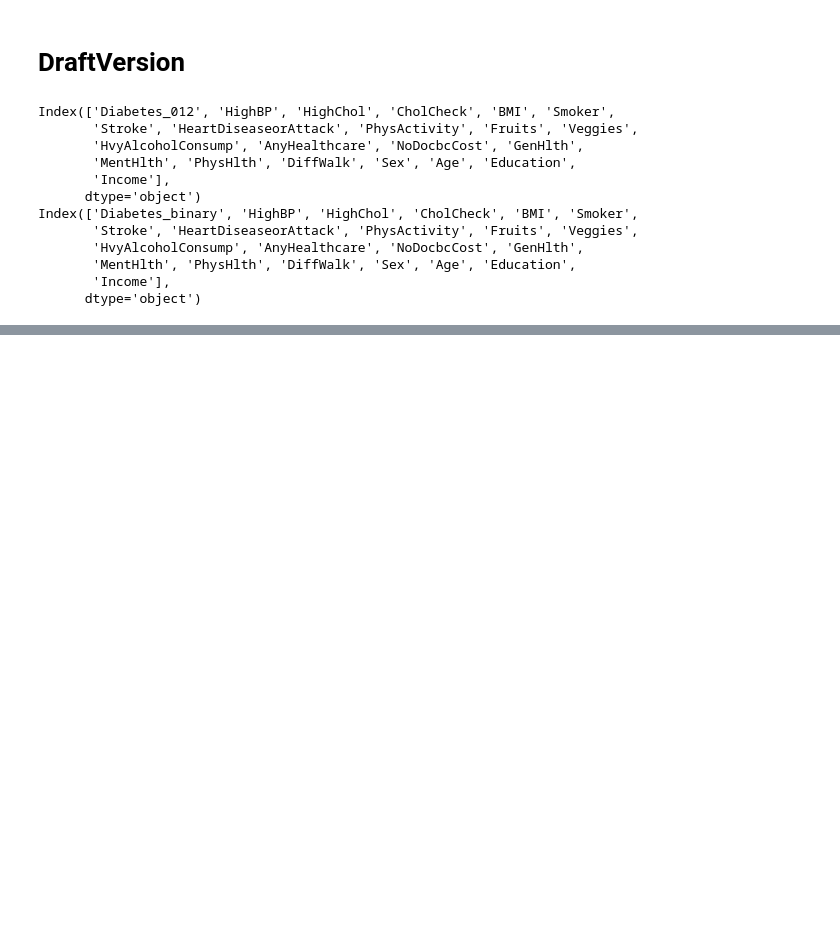
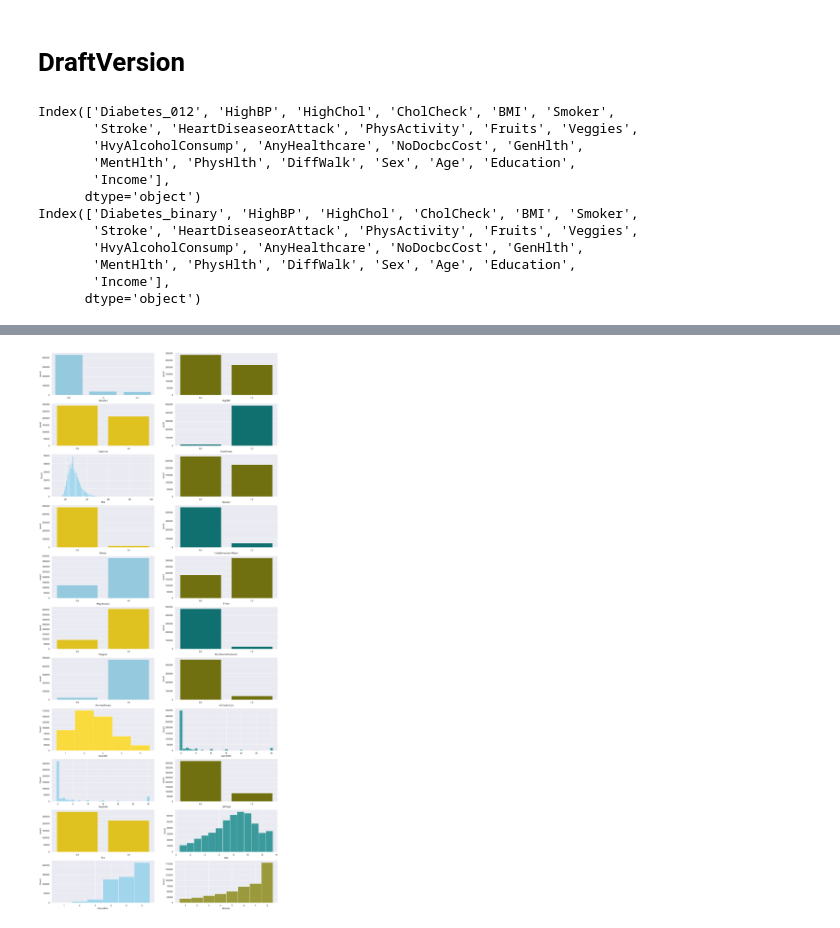
Before and after one commit to COGS118A/Group029-Wi23, a Jupyter notebook: ProposalGroup029-Wi23.ipynb, the cells around one changed output, grey strips where cells are left out. Drawn from its saved outputs; the diff is of its cells as text; code cells hidden in the pictures; blank space fills up the shorter version.

```diff
--- a/ProposalGroup029-Wi23.ipynb
+++ b/ProposalGroup029-Wi23.ipynb
@@ -162,0 +236,3 @@ Name: Diabetes, dtype: int64
+# %%
+diabetes = diabetes.reset_index()
+diabetes.shape
@@ -162,0 +254,35 @@ Name: Diabetes, dtype: int64
+# %%
+# libraries & dataset
+import seaborn as sns
+import matplotlib.pyplot as plt
+# set a grey background
+sns.set(style="darkgrid")
+
+fig, axs = plt.subplots(11, 2, figsize=(20, 50))
+
+sns.countplot(data=diabetes, x="Diabetes", color="skyblue", ax=axs[0, 0])
+sns.countplot(data=diabetes, x="HighBP", color="olive", ax=axs[0, 1])
+sns.countplot(data=diabetes, x="HighChol", color="gold", ax=axs[1, 0])
+sns.countplot(data=diabetes, x="CholCheck", color="teal", ax=axs[1, 1])
+sns.histplot(data=diabetes, x="BMI", discrete=True, color="skyblue", ax=axs[2, 0])
+sns.countplot(data=diabetes, x="Smoker", color="olive", ax=axs[2, 1])
+sns.countplot(data=diabetes, x="Stroke", color="gold", ax=axs[3, 0])
+sns.countplot(data=diabetes, x="HeartDiseaseorAttack", color="teal", ax=axs[3, 1])
+sns.countplot(data=diabetes, x="PhysActivity", color="skyblue", ax=axs[4, 0])
+sns.countplot(data=diabetes, x="Fruits", color="olive", ax=axs[4, 1])
+sns.countplot(data=diabetes, x="Veggies", color="gold", ax=axs[5, 0])
+sns.countplot(data=diabetes, x="HvyAlcoholConsump", color="teal", ax=axs[5, 1])
+sns.countplot(data=diabetes, x="AnyHealthcare", color="skyblue", ax=axs[6, 0])
+sns.countplot(data=diabetes, x="NoDocbcCost", color="olive", ax=axs[6, 1])
+sns.histplot(data=diabetes, x="GenHlth",discrete=True, color="gold", ax=axs[7, 0])
+sns.histplot(data=diabetes, x="MentHlth",discrete=True, color="teal", ax=axs[7, 1])
+sns.histplot(data=diabetes, x="PhysHlth", discrete=True, color="skyblue", ax=axs[8, 0])
+sns.countplot(data=diabetes, x="DiffWalk", color="olive", ax=axs[8, 1])
+sns.countplot(data=diabetes, x="Sex", color="gold", ax=axs[9, 0])
+sns.histplot(data=diabetes, x="Age",discrete=True, color="teal", ax=axs[9, 1])
+sns.histplot(data=diabetes, x="Education",discrete=True, color="skyblue", ax=axs[10, 0])
+sns.histplot(data=diabetes, x="Income",discrete=True, color="olive", ax=axs[10, 1])
+
+plt.show()
+# %% [output]
+[figure, added]
```
Also changed, not shown: parts of 22 cells of this notebook.
